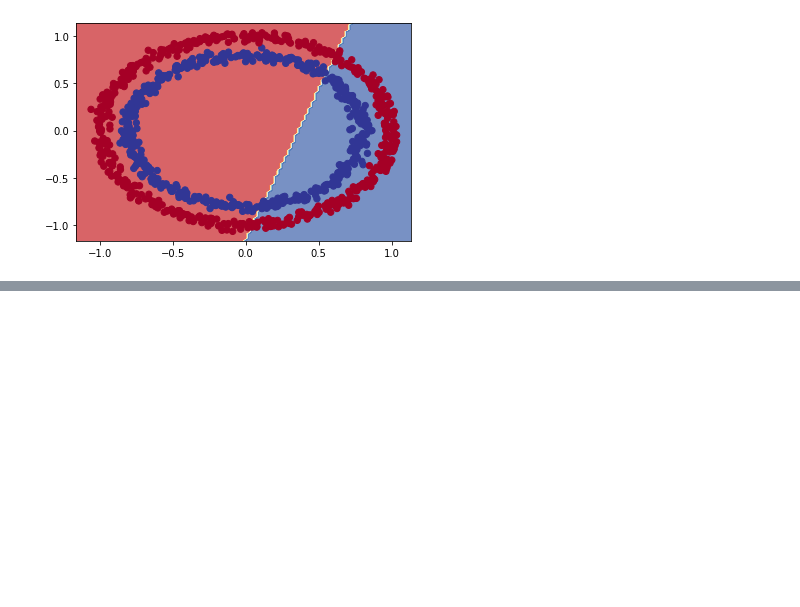
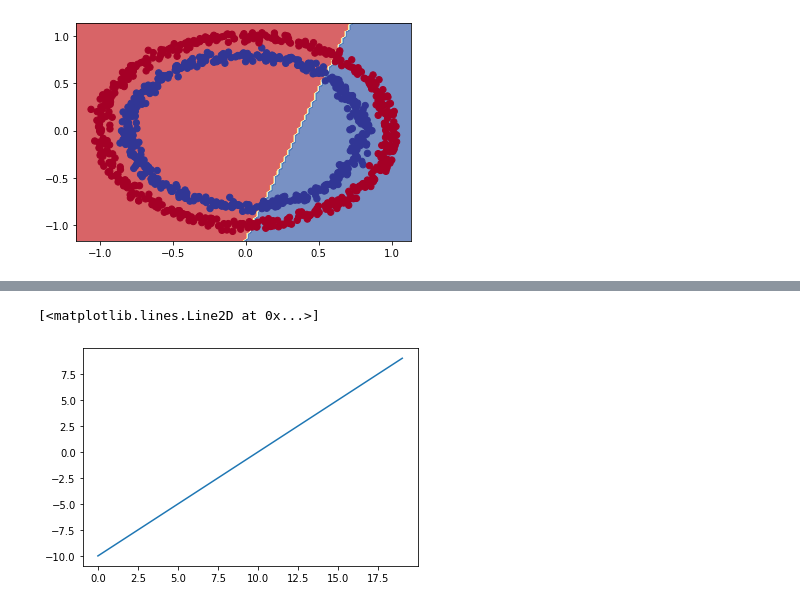
Before and after one commit to ahmadyunusmaulana/TensorFlow-Neural-Network-Classification, a Jupyter notebook: TensorFlow Neural Network Classification.ipynb, the cells around one changed output, grey strips where cells are left out. Drawn from its saved outputs; the diff is of its cells as text; code cells hidden in the pictures; blank space fills up the shorter version.

```diff
--- a/TensorFlow Neural Network Classification.ipynb
+++ b/TensorFlow Neural Network Classification.ipynb
@@ -430,0 +575,6 @@ doing binnary classification
+# %%
+# Visualize the tensor
+plt.plot(A)
+# %% [output]
+[<matplotlib.lines.Line2D at 0x...>]
+[figure, added]
```
Also changed, not shown: parts of 110 cells of this notebook, 1 other file.
